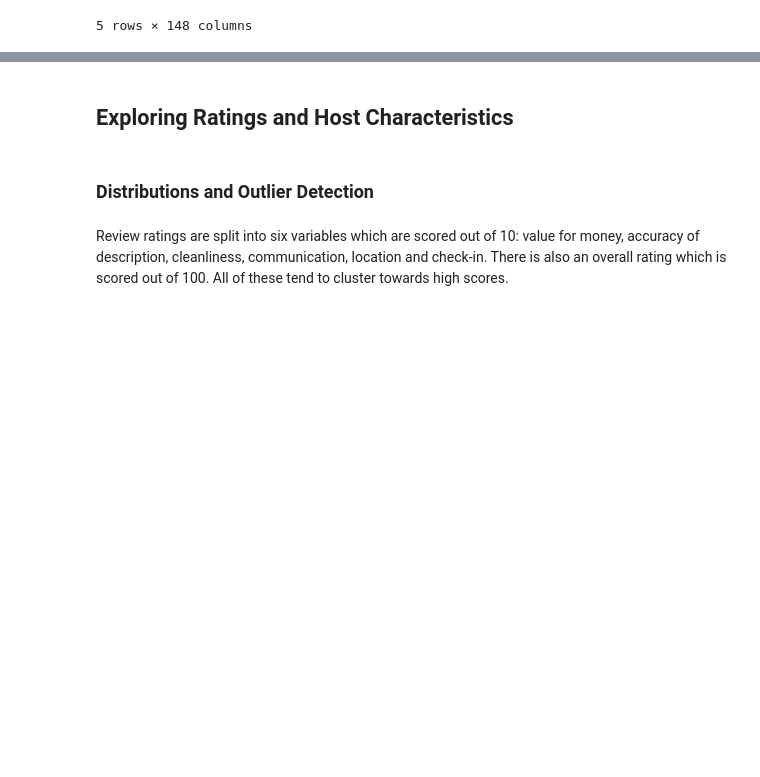
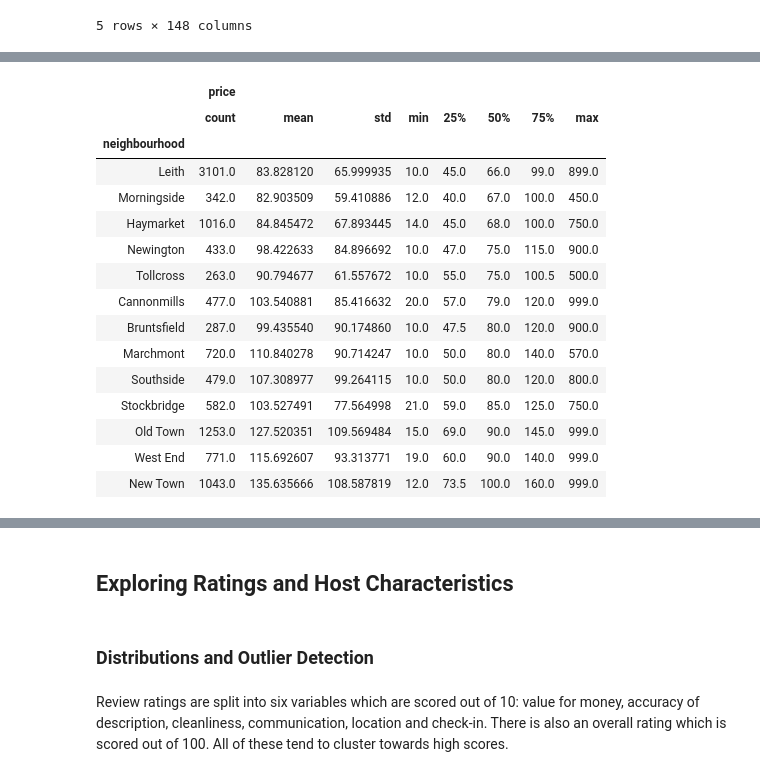
Before and after one commit to anailis/edinburgh-airbnbs, a Jupyter notebook: eda/Listings19.ipynb, the cells around one changed output, grey strips where cells are left out. Drawn from its saved outputs; the diff is of its cells as text; code cells hidden in the pictures; blank space fills up the shorter version.

```diff
--- a/eda/Listings19.ipynb
+++ b/eda/Listings19.ipynb
@@ -404,0 +412,19 @@ listings.head()
+# %%
+listings.groupby('neighbourhood')[['price']].describe().sort_values(('price', '50%'))
+# %% [output]
+|  | price |  |  |  |  |  |  |  |
+|  | count | mean | std | min | 25% | 50% | 75% | max |
+| neighbourhood |  |  |  |  |  |  |  |  |
+| Leith | 3101.0 | 83.828120 | 65.999935 | 10.0 | 45.0 | 66.0 | 99.0 | 899.0 |
+| Morningside | 342.0 | 82.903509 | 59.410886 | 12.0 | 40.0 | 67.0 | 100.0 | 450.0 |
+| Haymarket | 1016.0 | 84.845472 | 67.893445 | 14.0 | 45.0 | 68.0 | 100.0 | 750.0 |
+| Newington | 433.0 | 98.422633 | 84.896692 | 10.0 | 47.0 | 75.0 | 115.0 | 900.0 |
+| Tollcross | 263.0 | 90.794677 | 61.557672 | 10.0 | 55.0 | 75.0 | 100.5 | 500.0 |
+| Cannonmills | 477.0 | 103.540881 | 85.416632 | 20.0 | 57.0 | 79.0 | 120.0 | 999.0 |
+| Bruntsfield | 287.0 | 99.435540 | 90.174860 | 10.0 | 47.5 | 80.0 | 120.0 | 900.0 |
+| Marchmont | 720.0 | 110.840278 | 90.714247 | 10.0 | 50.0 | 80.0 | 140.0 | 570.0 |
+| Southside | 479.0 | 107.308977 | 99.264115 | 10.0 | 50.0 | 80.0 | 120.0 | 800.0 |
+| Stockbridge | 582.0 | 103.527491 | 77.564998 | 21.0 | 59.0 | 85.0 | 125.0 | 750.0 |
+| Old Town | 1253.0 | 127.520351 | 109.569484 | 15.0 | 69.0 | 90.0 | 145.0 | 999.0 |
+| West End | 771.0 | 115.692607 | 93.313771 | 19.0 | 60.0 | 90.0 | 140.0 | 999.0 |
+| New Town | 1043.0 | 135.635666 | 108.587819 | 12.0 | 73.5 | 100.0 | 160.0 | 999.0 |
```
Also changed, not shown: parts of 9 cells of this notebook, 1 other file.
